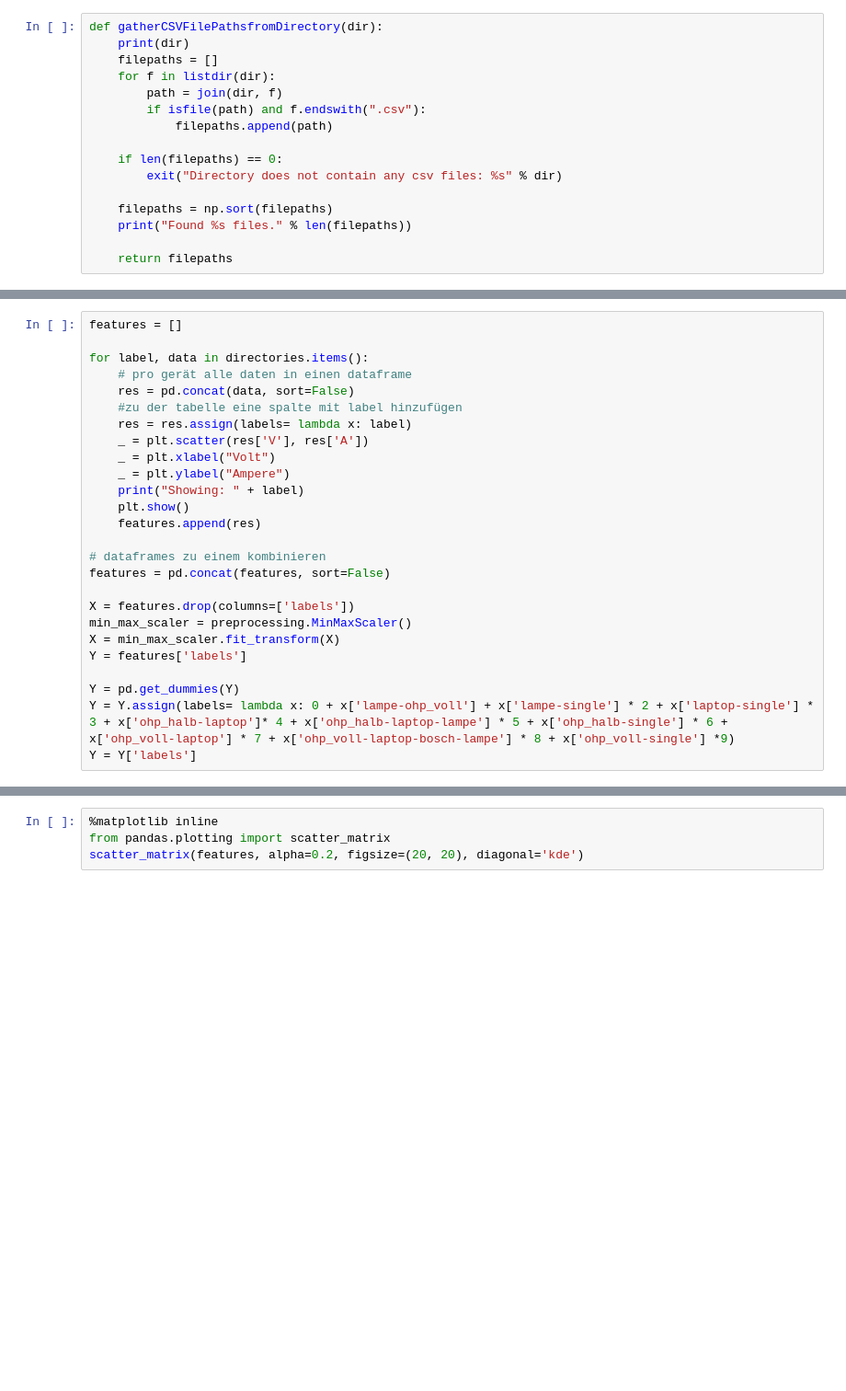
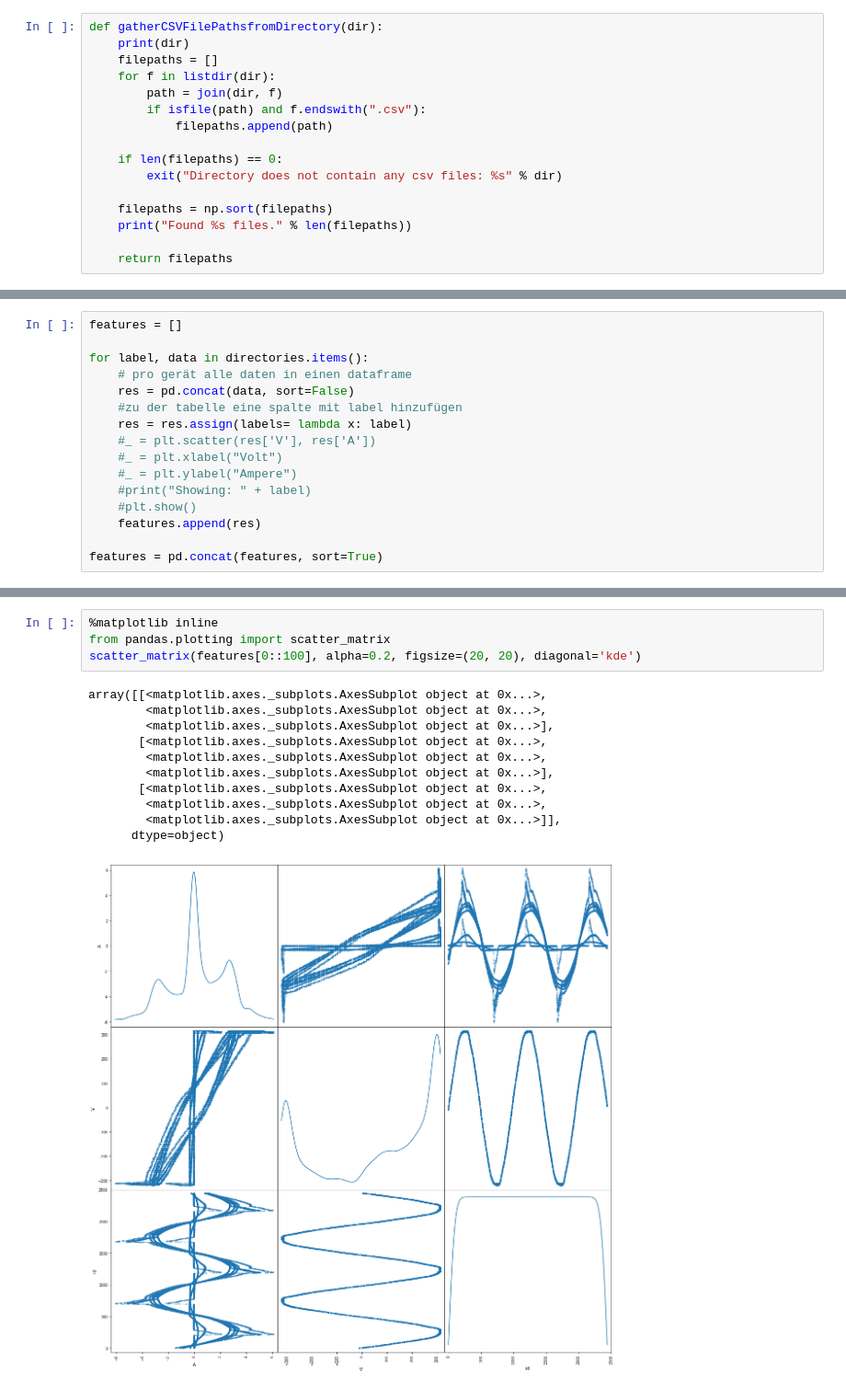
Before and after one commit to FlixMa/DataScienceProjekt, a Jupyter notebook: LGBM.ipynb, the cells around one changed output, grey strips where cells are left out. Shown at 92% size. Cells and saved outputs as stored; diff of their text form; blank space fills up the shorter version.

```diff
--- a/LGBM.ipynb
+++ b/LGBM.ipynb
@@ -118,21 +123,11 @@ for label, data in directories.items():
     res = pd.concat(data, sort=False)
     #zu der tabelle eine spalte mit label hinzufügen
     res = res.assign(labels= lambda x: label)
-    _ = plt.scatter(res['V'], res['A'])
-    _ = plt.xlabel("Volt")
-    _ = plt.ylabel("Ampere")
-    print("Showing: " + label)
-    plt.show()
+    #_ = plt.scatter(res['V'], res['A'])
+    #_ = plt.xlabel("Volt")
+    #_ = plt.ylabel("Ampere")
+    #print("Showing: " + label)
+    #plt.show()
     features.append(res)
 
-# dataframes zu einem kombinieren
-features = pd.concat(features, sort=False)
-
-X = features.drop(columns=['labels'])
-min_max_scaler = preprocessing.MinMaxScaler()
-X = min_max_scaler.fit_transform(X)
-Y = features['labels']
-
-Y = pd.get_dummies(Y)
-Y = Y.assign(labels= lambda x: 0 + x['lampe-ohp_voll'] + x['lampe-single'] * 2 + x['laptop-single'] * 3 + x['ohp_halb-laptop']* 4 + x['ohp_halb-laptop-lampe'] * 5 + x['ohp_halb-single'] * 6 + x['ohp_voll-laptop'] * 7 + x['ohp_voll-laptop-bosch-lampe'] * 8 + x['ohp_voll-single'] *9)
-Y = Y['labels']
+features = pd.concat(features, sort=True)
@@ -139,4 +150,16 @@ Y = Y['labels']
 # %%
 %matplotlib inline
 from pandas.plotting import scatter_matrix
-scatter_matrix(features, alpha=0.2, figsize=(20, 20), diagonal='kde')
+scatter_matrix(features[0::100], alpha=0.2, figsize=(20, 20), diagonal='kde')
+# %% [output]
+array([[<matplotlib.axes._subplots.AxesSubplot object at 0x...>,
+        <matplotlib.axes._subplots.AxesSubplot object at 0x...>,
+        <matplotlib.axes._subplots.AxesSubplot object at 0x...>],
+       [<matplotlib.axes._subplots.AxesSubplot object at 0x...>,
+        <matplotlib.axes._subplots.AxesSubplot object at 0x...>,
+        <matplotlib.axes._subplots.AxesSubplot object at 0x...>],
+       [<matplotlib.axes._subplots.AxesSubplot object at 0x...>,
+        <matplotlib.axes._subplots.AxesSubplot object at 0x...>,
+        <matplotlib.axes._subplots.AxesSubplot object at 0x...>]],
+      dtype=object)
+[figure, added]
```
Also changed, not shown: parts of 31 cells of this notebook.
